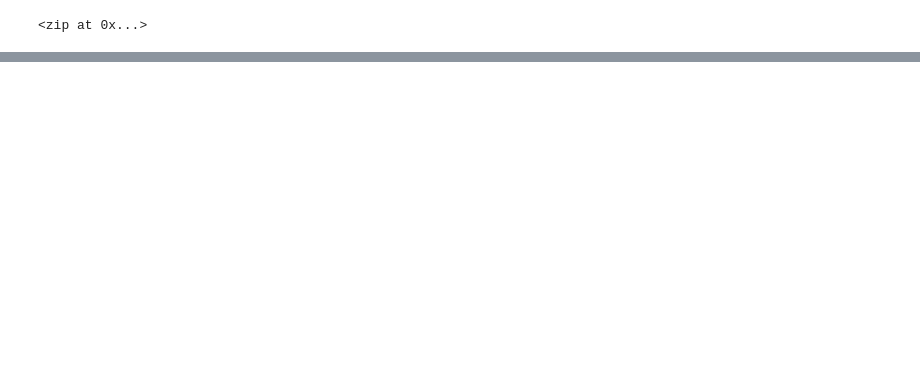
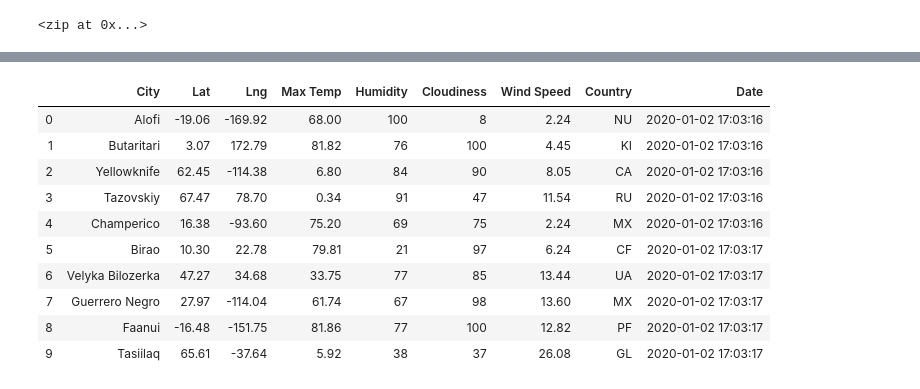
Before and after one commit to Ely-John/World_Weather_Analysis, a Jupyter notebook: WeatherPy.ipynb, the cells around one changed output, grey strips where cells are left out. Cells and saved outputs as stored; diff of their text form; code cells hidden in the pictures; blank space fills up the shorter version.

```diff
--- a/WeatherPy.ipynb
+++ b/WeatherPy.ipynb
@@ -33,0 +42,4 @@ len(cities)
+# %%
+# Starting URL for Weather Map API Call.
+url = "http://api.openweathermap.org/data/2.5/weather?units=Imperial&APPID=" + weather_api_key
+print(url)
@@ -33,0 +103,5 @@ len(cities)
+# %%
+# Create an endpoint URL for a city.
+city_url = url + "&q=" + "Boston"
+city_weather = requests.get(city_url)
+city_weather.json()
@@ -33,0 +217,16 @@ len(cities)
+# %%
+# Convert the array of dictionaries to a Pandas DataFrame.
+city_data_df = pd.DataFrame(city_data)
+city_data_df.head(10)
+# %% [output]
+|  | City | Lat | Lng | Max Temp | Humidity | Cloudiness | Wind Speed | Country | Date |
+| 0 | Alofi | -19.06 | -169.92 | 68.00 | 100 | 8 | 2.24 | NU | 2020-01-02 17:03:16 |
+| 1 | Butaritari | 3.07 | 172.79 | 81.82 | 76 | 100 | 4.45 | KI | 2020-01-02 17:03:16 |
+| 2 | Yellowknife | 62.45 | -114.38 | 6.80 | 84 | 90 | 8.05 | CA | 2020-01-02 17:03:16 |
+| 3 | Tazovskiy | 67.47 | 78.70 | 0.34 | 91 | 47 | 11.54 | RU | 2020-01-02 17:03:16 |
+| 4 | Champerico | 16.38 | -93.60 | 75.20 | 69 | 75 | 2.24 | MX | 2020-01-02 17:03:16 |
+| 5 | Birao | 10.30 | 22.78 | 79.81 | 21 | 97 | 6.24 | CF | 2020-01-02 17:03:17 |
+| 6 | Velyka Bilozerka | 47.27 | 34.68 | 33.75 | 77 | 85 | 13.44 | UA | 2020-01-02 17:03:17 |
+| 7 | Guerrero Negro | 27.97 | -114.04 | 61.74 | 67 | 98 | 13.60 | MX | 2020-01-02 17:03:17 |
+| 8 | Faanui | -16.48 | -151.75 | 81.86 | 77 | 100 | 12.82 | PF | 2020-01-02 17:03:17 |
+| 9 | Tasiilaq | 65.61 | -37.64 | 5.92 | 38 | 37 | 26.08 | GL | 2020-01-02 17:03:17 |
```
Also changed, not shown: parts of 13 cells of this notebook.
